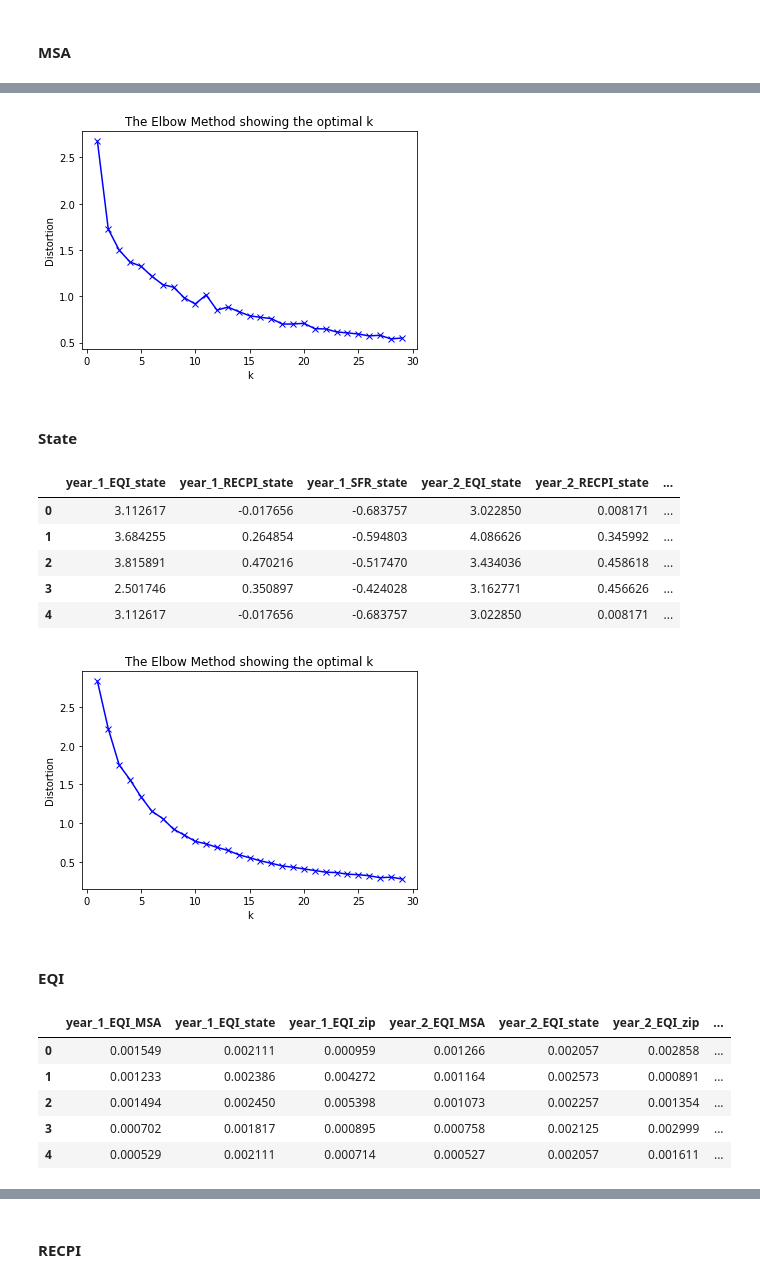
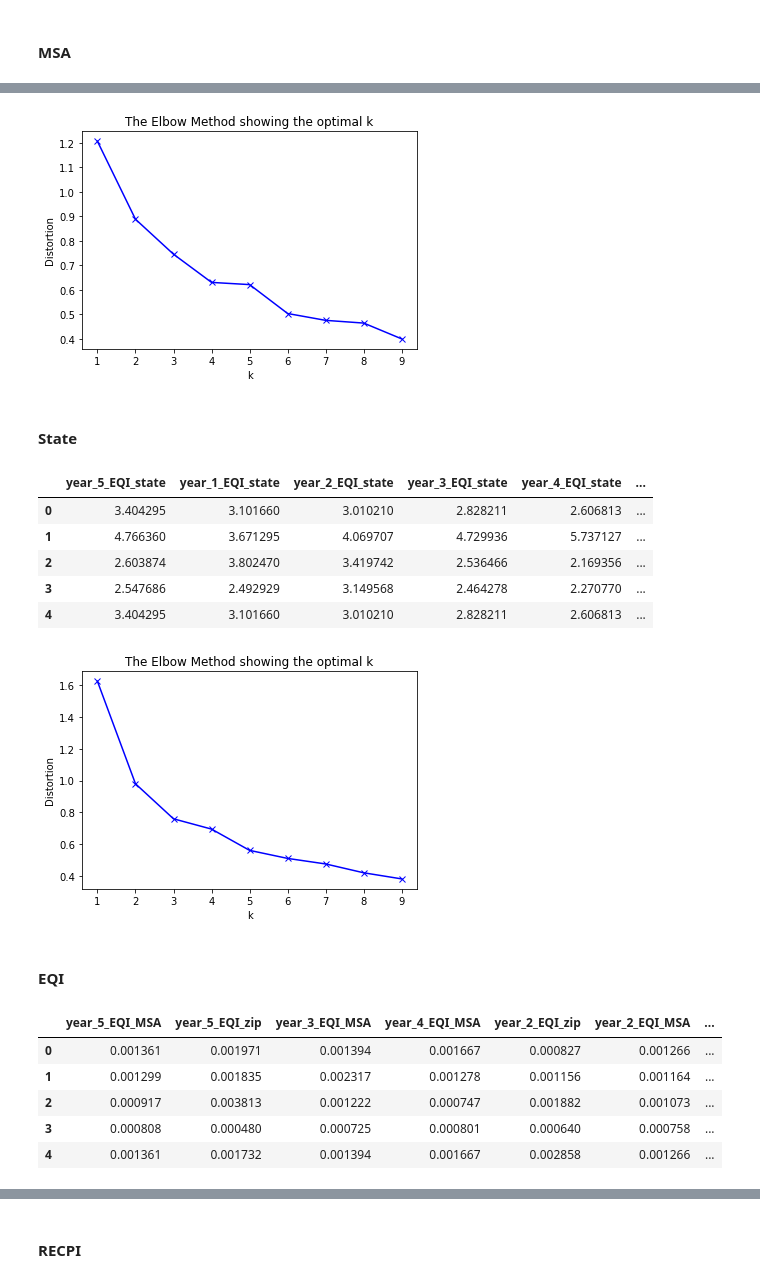
Before and after one commit to jolfr/capstone-02, a Jupyter notebook: notebooks/preprocessing/3.2-tjc-clustering.ipynb, the cells around one changed output, grey strips where cells are left out. Saved outputs shown, nothing was run; the diff lists cells and outputs as text; code cells hidden in the pictures.

```diff
--- a/notebooks/preprocessing/3.2-tjc-clustering.ipynb
+++ b/notebooks/preprocessing/3.2-tjc-clustering.ipynb
@@ -10,7 +10,7 @@ from sklearn.preprocessing import StandardScaler
 from sklearn.pipeline import Pipeline
 from scipy.spatial.distance import cdist
 # %%
-filename = '../../data/processed/train.csv'
+filename = '../../data/processed/feature-eng.csv'
 df = pd.read_csv(filename)
 # %%
 df = df.sort_values(['zipcode','start_year']).reset_index(drop=True)
@@ -27,6 +27,6 @@ df.head()
 # %%
-y = df[['y']]
-X = df.drop(['zipcode','start_year','y'], axis=1)
+y = df[['avg_eqi_year_5-10']]
+X = df.drop(['zipcode','start_year','avg_eqi_year_5-10'], axis=1)
 scaler = StandardScaler().fit(X)
 X_scaled = pd.DataFrame(scaler.transform(X))
 X_scaled.columns = X.columns
@@ -49,7 +48,7 @@ markers = ['o', 'v', 's']
 
 # k means determine k
 distortions = []
-K = range(1,30)
+K = range(1,10)
 for k in K:
     model = KMeans(n_clusters=k).fit(X_scaled)
     distortions.append(sum(np.min(cdist(X_scaled, model.cluster_centers_, 'euclidean'), axis=1)) / X_scaled.shape[0])
@@ -84,7 +83,7 @@ markers = ['o', 'v', 's']
 
 # k means determine k
 distortions = []
-K = range(1,30)
+K = range(1,10)
 for k in K:
     model = KMeans(n_clusters=k).fit(X_zip)
     distortions.append(sum(np.min(cdist(X_zip, model.cluster_centers_, 'euclidean'), axis=1)) / X_zip.shape[0])
@@ -114,22 +113,22 @@ X_msa.head()
 # %%
 # create new plot and data
 plt.plot()
 colors = ['b', 'g', 'r']
 markers = ['o', 'v', 's']
 
 # k means determine k
 distortions = []
-K = range(1,30)
+K = range(1,10)
 for k in K:
     model = KMeans(n_clusters=k).fit(X_msa)
     distortions.append(sum(np.min(cdist(X_msa, model.cluster_centers_, 'euclidean'), axis=1)) / X_msa.shape[0])
 
 # Plot the elbow
 plt.plot(K, distortions, 'bx-')
 plt.xlabel('k')
 plt.ylabel('Distortion')
 plt.title('The Elbow Method showing the optimal k')
 plt.show()
 # %% [output]
-[figure, old version]
+[figure, new version]
 # %%
@@ -140,12 +139,12 @@ msa_clusterer = KMeans(n_clusters=5).fit(X_msa)
 X_state = X_scaled.filter(regex='state$', axis=1)
 X_state.head()
 # %% [output]
-|  | year_1_EQI_state | year_1_RECPI_state | year_1_SFR_state | year_2_EQI_state | year_2_RECPI_state | ... |
-| 0 | 3.112617 | -0.017656 | -0.683757 | 3.022850 | 0.008171 | ... |
-| 1 | 3.684255 | 0.264854 | -0.594803 | 4.086626 | 0.345992 | ... |
-| 2 | 3.815891 | 0.470216 | -0.517470 | 3.434036 | 0.458618 | ... |
-| 3 | 2.501746 | 0.350897 | -0.424028 | 3.162771 | 0.456626 | ... |
-| 4 | 3.112617 | -0.017656 | -0.683757 | 3.022850 | 0.008171 | ... |
+|  | year_5_EQI_state | year_1_EQI_state | year_2_EQI_state | year_3_EQI_state | year_4_EQI_state | ... |
+| 0 | 3.404295 | 3.101660 | 3.010210 | 2.828211 | 2.606813 | ... |
+| 1 | 4.766360 | 3.671295 | 4.069707 | 4.729936 | 5.737127 | ... |
+| 2 | 2.603874 | 3.802470 | 3.419742 | 2.536466 | 2.169356 | ... |
+| 3 | 2.547686 | 2.492929 | 3.149568 | 2.464278 | 2.270770 | ... |
+| 4 | 3.404295 | 3.101660 | 3.010210 | 2.828211 | 2.606813 | ... |
 # %%
 # create new plot and data
 plt.plot()
@@ -154,7 +153,7 @@ markers = ['o', 'v', 's']
 
 # k means determine k
 distortions = []
-K = range(1,30)
+K = range(1,10)
 for k in K:
     model = KMeans(n_clusters=k).fit(X_state)
     distortions.append(sum(np.min(cdist(X_state, model.cluster_centers_, 'euclidean'), axis=1)) / X_state.shape[0])
@@ -166,5 +165,5 @@ plt.ylabel('Distortion')
 plt.title('The Elbow Method showing the optimal k')
 plt.show()
 # %% [output]
-[figure, old version]
+[figure, new version]
 # %%
@@ -175,12 +174,12 @@ state_clusterer = KMeans(n_clusters=6).fit(X_state)
 X_eqi = df.filter(regex='.*EQI.*', axis=1)
 X_eqi.head()
 # %% [output]
-|  | year_1_EQI_MSA | year_1_EQI_state | year_1_EQI_zip | year_2_EQI_MSA | year_2_EQI_state | year_2_EQI_zip | ... |
-| 0 | 0.001549 | 0.002111 | 0.000959 | 0.001266 | 0.002057 | 0.002858 | ... |
-| 1 | 0.001233 | 0.002386 | 0.004272 | 0.001164 | 0.002573 | 0.000891 | ... |
-| 2 | 0.001494 | 0.002450 | 0.005398 | 0.001073 | 0.002257 | 0.001354 | ... |
-| 3 | 0.000702 | 0.001817 | 0.000895 | 0.000758 | 0.002125 | 0.002999 | ... |
-| 4 | 0.000529 | 0.002111 | 0.000714 | 0.000527 | 0.002057 | 0.001611 | ... |
+|  | year_5_EQI_MSA | year_5_EQI_zip | year_3_EQI_MSA | year_4_EQI_MSA | year_2_EQI_zip | year_2_EQI_MSA | ... |
+| 0 | 0.001361 | 0.001971 | 0.001394 | 0.001667 | 0.000827 | 0.001266 | ... |
+| 1 | 0.001299 | 0.001835 | 0.002317 | 0.001278 | 0.001156 | 0.001164 | ... |
+| 2 | 0.000917 | 0.003813 | 0.001222 | 0.000747 | 0.001882 | 0.001073 | ... |
+| 3 | 0.000808 | 0.000480 | 0.000725 | 0.000801 | 0.000640 | 0.000758 | ... |
+| 4 | 0.001361 | 0.001732 | 0.001394 | 0.001667 | 0.002858 | 0.001266 | ... |
 # %%
 # create new plot and data
 plt.plot()
```
Also changed, not shown: parts of 29 cells of this notebook, 7 other files.
